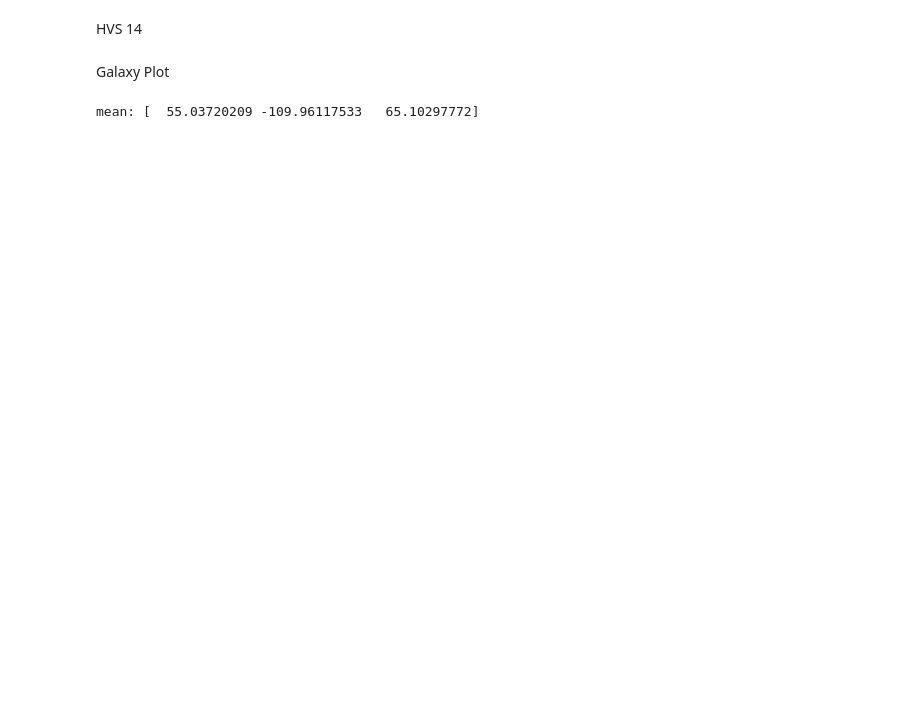
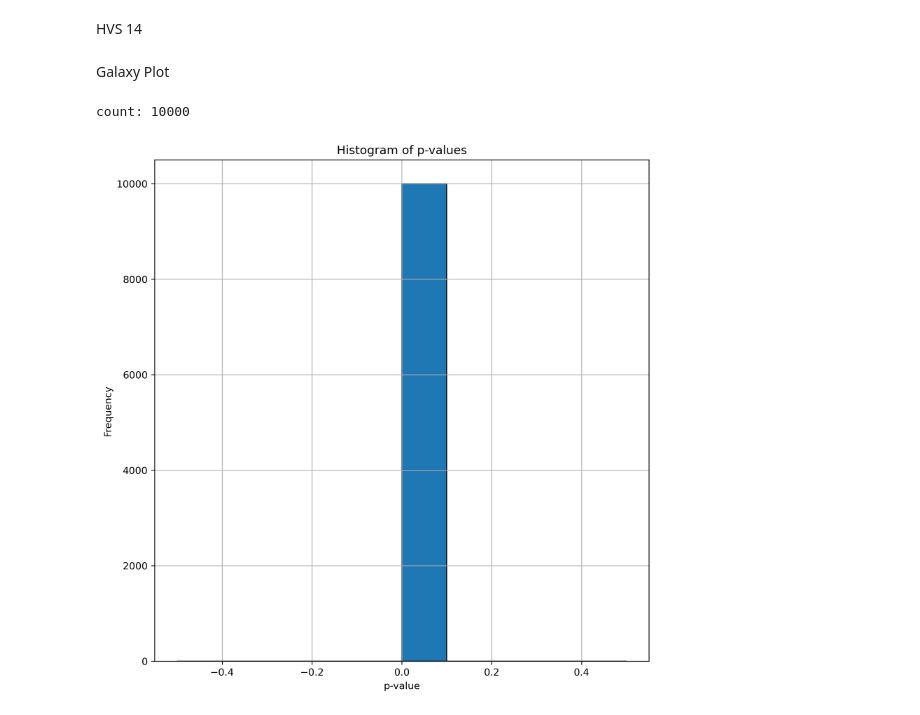
Before and after one commit to HaydenTedrake/HPV_project, a Jupyter notebook: Results/Forecast/foreHydraII+HVS14.ipynb, the cells around one changed output. Cells and saved outputs as stored; diff of their text form; code cells hidden in the pictures; blank space fills up the shorter version.

```diff
--- a/Results/Forecast/foreHydraII+HVS14.ipynb
+++ b/Results/Forecast/foreHydraII+HVS14.ipynb
@@ -23,8 +23,8 @@ def sample(dict, ics, n_samples=100):
 
     pmra_central = np.random.normal(dict['pmra'], dict['e_pmra'], 1)
     pmdec_central = np.random.normal(dict['pmdec'], dict['e_pmdec'], 1)
-    pmra_samples = np.random.normal(pmra_central, dict['e_pmra']*2.4678446136364354, n_samples)
-    pmdec_samples = np.random.normal(pmdec_central, dict['e_pmdec']*2.4678446136364354, n_samples)
+    pmra_samples = np.random.normal(pmra_central, dict['e_pmra'], n_samples)
+    pmdec_samples = np.random.normal(pmdec_central, dict['e_pmdec'], n_samples)
 
     ics_list = []
     ics_list.append(ics)
@@ -98,7 +98,7 @@ def distance_mw(num_steps, ics):
     return abs(final_z)
 
 def plot_closest(dict, ics, function, mw=False, target=[0,0,0]):
-    ics_list = sample(dict, ics, 1000)
+    ics_list = sample(dict, ics, n_samples=100)
 
     k=3
 
@@ -209,9 +212,9 @@ Galaxy Plot
 # %%
 from tqdm import tqdm
 
-min = 704
+min_steps = 704
 
-dwarf_orbits = calculate_orbits(dwarf_dict, dwarf_ics, min)
+dwarf_orbits = calculate_orbits(dwarf_dict, dwarf_ics, min_steps)
 dwarf_points = []
 for orbit in dwarf_orbits:
     final_pos = orbit[-1].pos.xyz.to(u.kpc).value[:3]
@@ -220,32 +223,33 @@ dwarf_points = np.array(dwarf_points)
 mean = np.mean(dwarf_points, axis=0)
 
 # print(f"mean: {mean}")
 
 def distance_dwarf(num_steps, ics):
     orbit = pot.integrate_orbit(ics, dt=-0.1*u.Myr, n_steps=num_steps)
     final_pos = orbit[-1].pos.xyz.to(u.kpc).value[:3]
     distance = np.linalg.norm(final_pos - mean)
     return distance
 
 count = 0
 p_values = []
 for _ in tqdm(range(10000)):
     p_value, times = plot_closest(dict, hvs_ics, distance_dwarf, target=mean)
     p_values.append(p_value)
     if p_value < 0.05:
         count += 1
 print(f"count: {count}")
 
 # Plot histogram
 plt.figure(figsize=(8, 8), dpi=300)
 plt.hist(p_values, bins=10, edgecolor='black')
 plt.xlabel('p-value')
 plt.ylabel('Frequency')
 plt.title('Histogram of p-values')
 plt.grid(True)
 plt.tight_layout()
 plt.show()
 
-np.save('HydraII_p-values/p_values_1.npy', np.array(p_values))
+np.save('HydraII_p-values/p_values_3.npy', np.array(p_values))
 # %% [output]
-mean: [  55.03720209 -109.96117533   65.10297772]
+count: 10000
+[figure, added]
```
Also changed, not shown: parts of 4 cells of this notebook, 30 other files.
